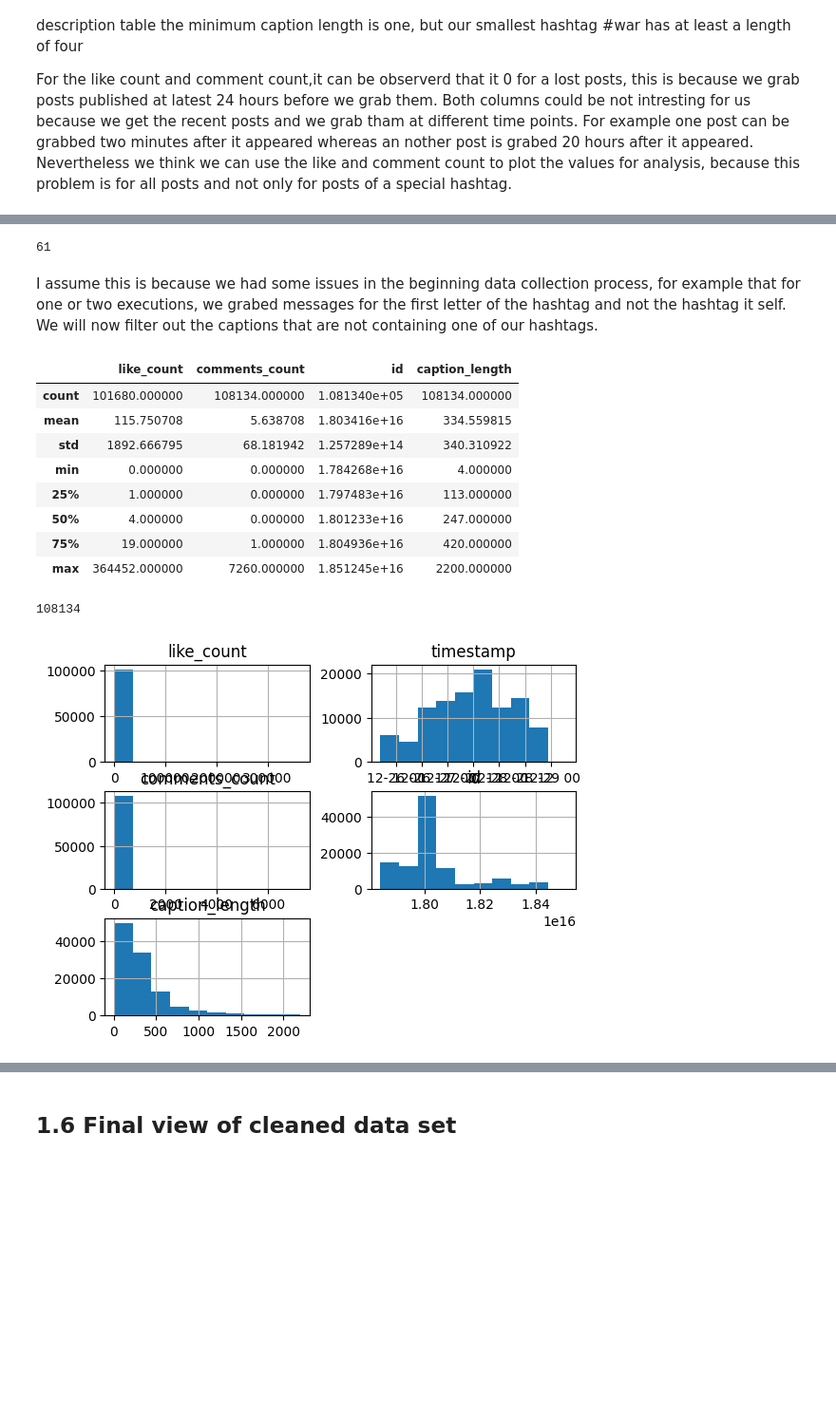
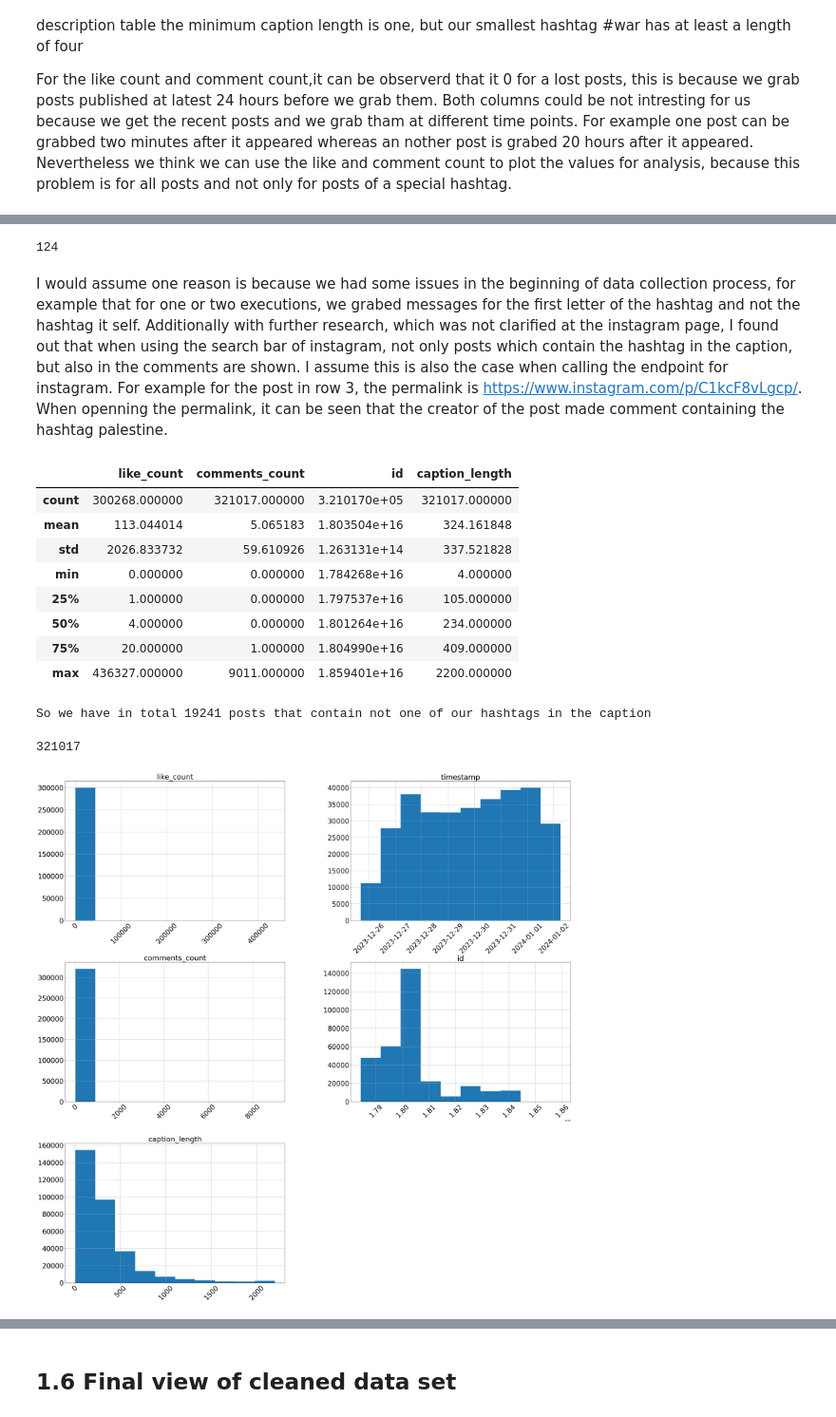
Before and after one commit to SavasKoeklu/BDA_Project, a Jupyter notebook: data_preprocessing.ipynb, the cells around one changed output, grey strips where cells are left out. Shown at 95% size. Drawn from its saved outputs; the diff is of its cells as text; code cells hidden in the pictures; blank space fills up the shorter version.

Commit message:
finish analysis

```diff
--- a/data_preprocessing.ipynb
+++ b/data_preprocessing.ipynb
@@ -121,3 +137,8 @@ for x in res:
 {'_id': ObjectId('658b057ab5aa05caea7c43b2'), 'caption': '#Gaza #freepalestine', 'like_count': 0, 'permalink': 'https://www.instagram.com/reel/C1Uohz_pG9x/', 'timestamp': '2023-12-26T16:10:38+0000', ' ...
 {'_id': ObjectId('658b057ab5aa05caea7c43b4'), 'caption': '#israelilies #zionismisterrorism #zionismisnotjudaism #wokewednesdays #rightsofpalestinians #غزة #palestine #gaza', 'like_count': 0, 'permalin ...
 {'_id': ObjectId('658b057ab5aa05caea7c43b5'), 'caption': 'Day 81\n\nStrawberry  fields forever.\n\n#warstories\n#israel\n#gaza \n#childrenofwar', 'like_count': 0, 'permalink': 'https://www.instagram.c ...
+# %%
+# can we set like_count to 0, where it is null. Let#s look on the posts
+res = posts.find({'like_count':None}).limit(5)
+for x in res:
+    print(x)
@@ -128,6 +171,6 @@ Now we want to look for the distribution of the data especially for the caption
 # %%
-# now we want to describe the data set
-res = posts.find()
+#TODO: consider deleting the media url
+res = posts.find(projection={'_id':1,'caption':1, 'like_count':1, 'permalink':1,'timestamp':1, 'media_type':1,'comments_count':1,'id':1})
 
 print(res)
 list_of_posts = []
@@ -171,7 +213,8 @@ posts_datatypes = {
   'media_type' : 'category',
   '_id': 'string',
   'timestamp': 'datetime64[ns, UTC]',
-  'id': 'int64'
+  'id': 'int64',
+  'permalink':'string'
   }
 
 df_posts = df_posts.astype(posts_datatypes)
@@ -379,9 +421,9 @@ df_posts[df_posts["caption_length"] <= 4].head(50)
 # %%
 len(df_posts[df_posts["caption_length"]  <= 4])
 # %% [output]
-61
+124
 # %% [markdown]
-I assume this is because we had some issues in the beginning data collection process, for example that for one or two executions, we grabed messages for the first letter of the hashtag and not the hashtag it self. We will now filter out the captions that are not containing one of our hashtags.
+I would assume one reason is because we had some issues in the beginning of data collection process, for example that for one or two executions, we grabed messages for the first letter of the hashtag and not the hashtag it self. Additionally with further research, which was not clarified at the instagram page, I found out that when using the search bar of instagram, not only posts which contain the hashtag in the caption, but also in the comments are shown. I assume this is also the case when calling the endpoint for instagram. For example for the post in row 3, the permalink is https://www.instagram.com/p/C1kcF8vLgcp/. When openning the permalink, it can be seen that the creator of the post made comment containing the hashtag palestine.
 # %%
 hashtags = ["#gaza","#israel","#palestine","#war","#freepalestine","#BringThemHomeNow","#standwithisrael"]
 
@@ -400,25 +442,31 @@ inlcudes_one_of_our_hashtags = df_posts.apply(filterfunc,axis=1)
 df_posts[inlcudes_one_of_our_hashtags].describe()
 # %% [output]
 |  | like_count | comments_count | id | caption_length |
-| count | 101680.000000 | 108134.000000 | 1.081340e+05 | 108134.000000 |
-| mean | 115.750708 | 5.638708 | 1.803416e+16 | 334.559815 |
-| std | 1892.666795 | 68.181942 | 1.257289e+14 | 340.310922 |
+| count | 300268.000000 | 321017.000000 | 3.210170e+05 | 321017.000000 |
+| mean | 113.044014 | 5.065183 | 1.803504e+16 | 324.161848 |
+| std | 2026.833732 | 59.610926 | 1.263131e+14 | 337.521828 |
 | min | 0.000000 | 0.000000 | 1.784268e+16 | 4.000000 |
-| 25% | 1.000000 | 0.000000 | 1.797483e+16 | 113.000000 |
-| 50% | 4.000000 | 0.000000 | 1.801233e+16 | 247.000000 |
-| 75% | 19.000000 | 1.000000 | 1.804936e+16 | 420.000000 |
-| max | 364452.000000 | 7260.000000 | 1.851245e+16 | 2200.000000 |
+| 25% | 1.000000 | 0.000000 | 1.797537e+16 | 105.000000 |
+| 50% | 4.000000 | 0.000000 | 1.801264e+16 | 234.000000 |
+| 75% | 20.000000 | 1.000000 | 1.804990e+16 | 409.000000 |
+| max | 436327.000000 | 9011.000000 | 1.859401e+16 | 2200.000000 |
-# %%
-df_posts = df_posts[inlcudes_one_of_our_hashtags]
-len(df_posts)
-# %% [output]
-108134
+# %%
+print(f"So we have in total {len(df_posts) - inlcudes_one_of_our_hashtags.sum()} posts that contain not one of our hashtags in the caption")
+# %% [output]
+So we have in total 19241 posts that contain not one of our hashtags in the caption
+# %%
+# I decided to delete them, because it is a small part of our data and we want to focus in the analysis on hashtags.
+df_posts = df_posts[inlcudes_one_of_our_hashtags]
+len(df_posts)
+# %% [output]
+321017
 # %%
 # always look at the data
-df_posts.hist()
+fig = df_posts.hist(xrot=45,figsize=(40,40), xlabelsize=30, ylabelsize=30)
+[x.title.set_size(32) for x in fig.ravel()]
 pass
 # %% [output]
-[figure, old version]
+[figure, new version]
 # %%
 df_posts["caption"].head()
 for x in df_posts["caption"].head(10):
```
Also changed, not shown: parts of 107 cells of this notebook, 2 other files.
